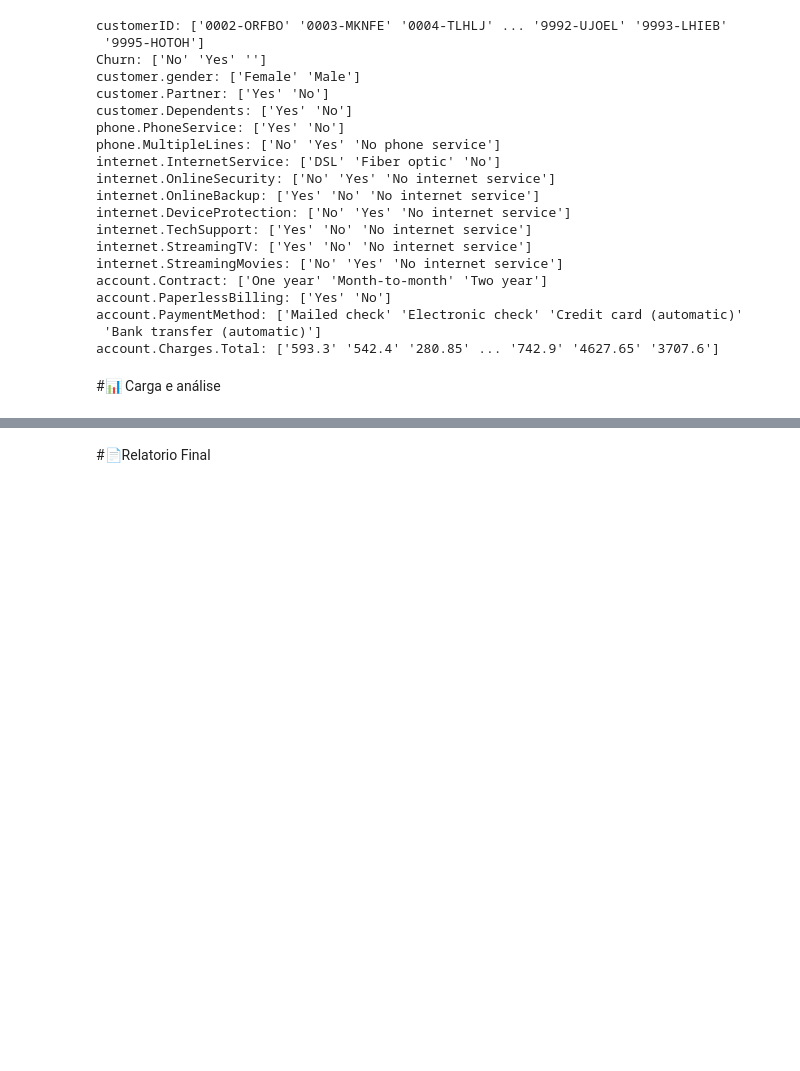
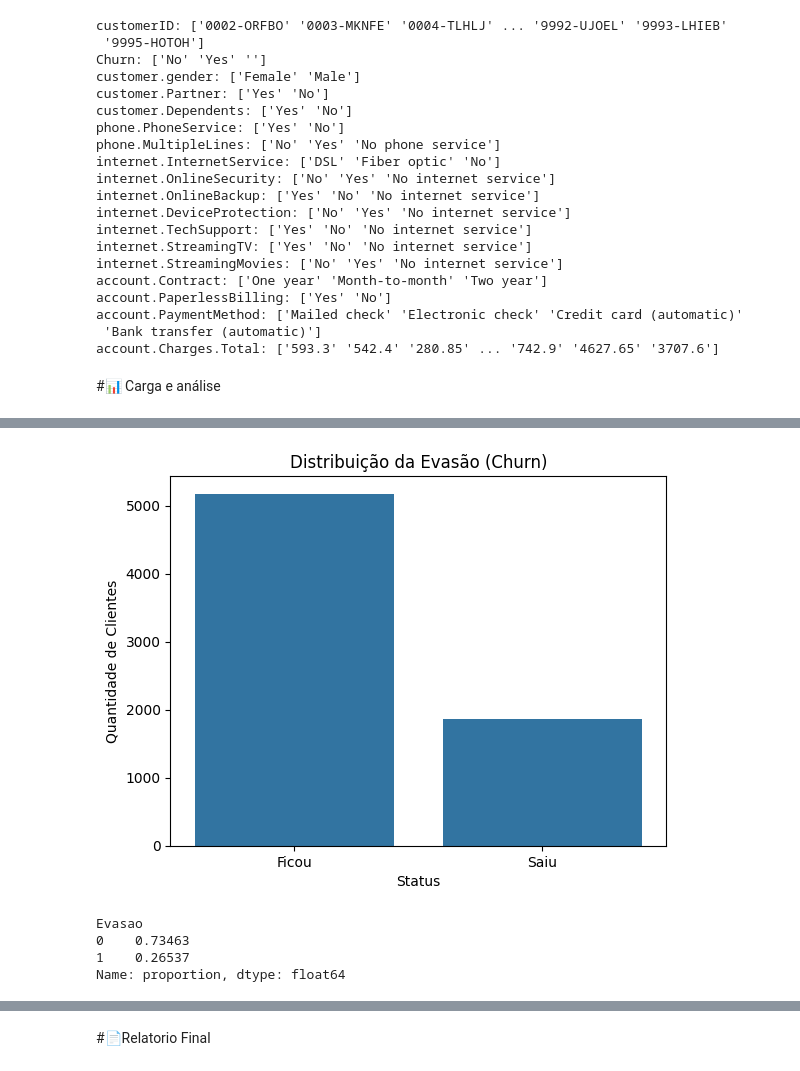
Before and after one commit to lippebarroso/challengetelecomfinal, a Jupyter notebook: TelecomX_BR.ipynb, the cells around one changed output, grey strips where cells are left out. Cells and saved outputs as stored; diff of their text form; code cells hidden in the pictures; blank space fills up the shorter version.

```diff
--- a/TelecomX_BR.ipynb
+++ b/TelecomX_BR.ipynb
@@ -87,0 +103,17 @@ df = df.replace({'Yes': 1, 'No': 0})
+# %%
+sns.countplot(x='Evasao', data=df)
+plt.title('Distribuição da Evasão (Churn)')
+plt.xticks([0, 1], ['Ficou', 'Saiu'])
+plt.xlabel('Status')
+plt.ylabel('Quantidade de Clientes')
+plt.show()
+# %% [output]
+[figure, added]
+# %%
+churn_rate = df['Evasao'].value_counts(normalize=True)
+print(churn_rate)
+# %% [output]
+Evasao
+0    0.73463
+1    0.26537
+Name: proportion, dtype: float64
```
Also changed, not shown: parts of 9 cells of this notebook.
